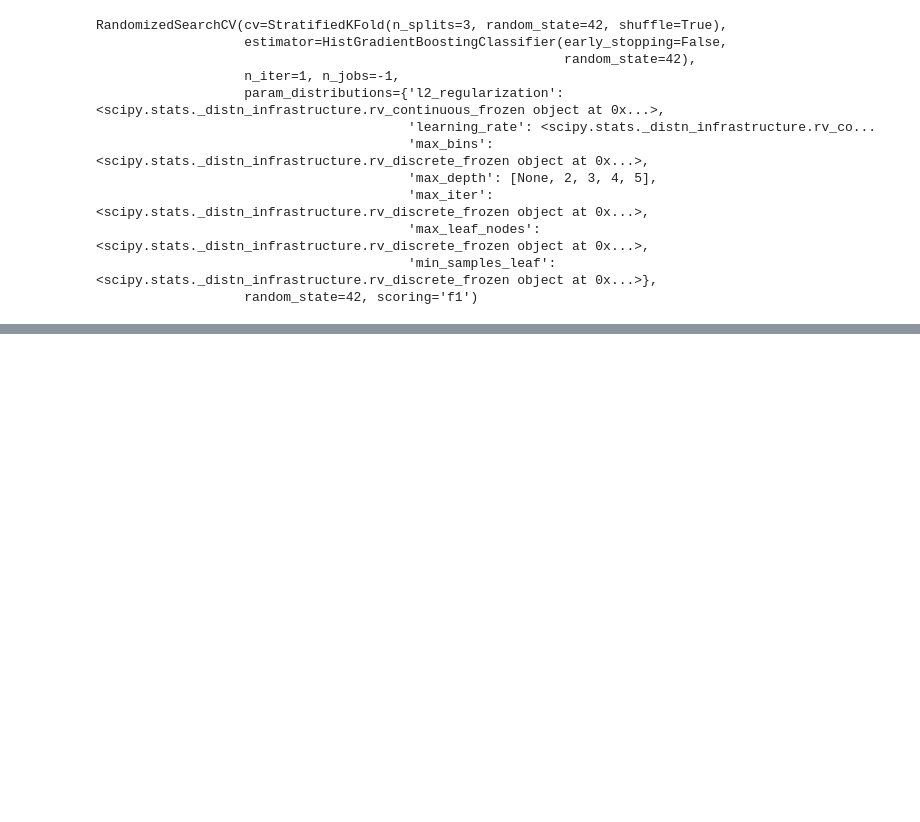
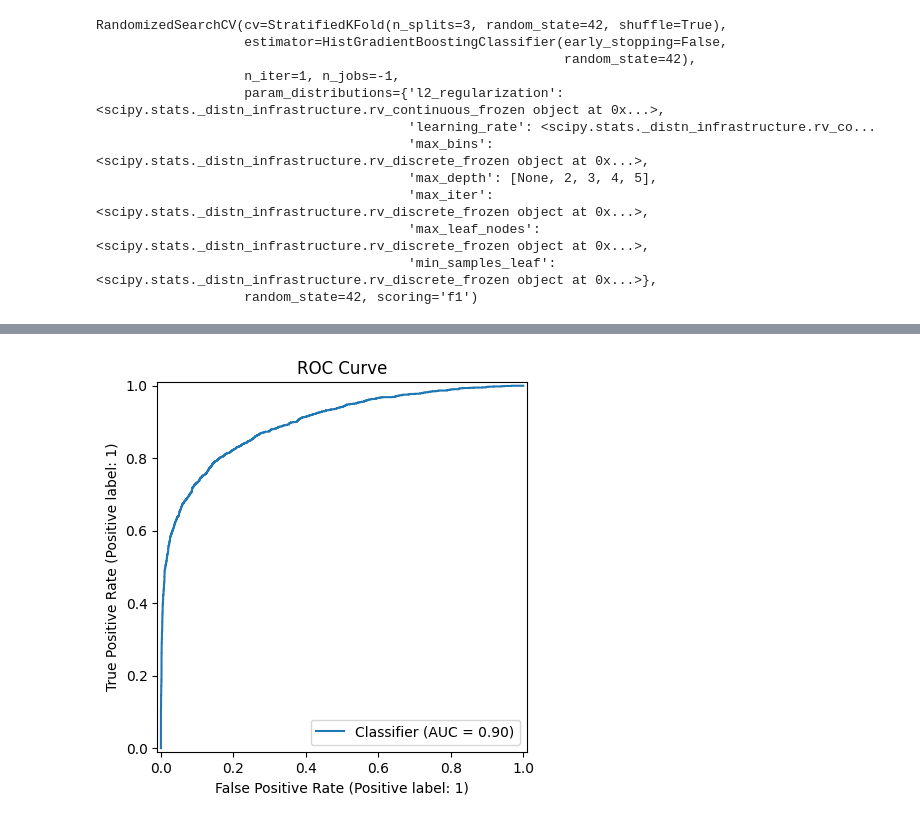
Before and after one commit to emma-hockett/6341_Project, a Jupyter notebook: notebooks/04c_gradient_boosting.ipynb, the cells around one changed output, grey strips where cells are left out. Drawn from its saved outputs; the diff is of its cells as text; code cells hidden in the pictures; blank space fills up the shorter version.

Commit message:
Added standard metrics

```diff
--- a/notebooks/04c_gradient_boosting.ipynb
+++ b/notebooks/04c_gradient_boosting.ipynb
@@ -65,0 +66,10 @@ f1_score(y_test, y_pred)
+# %%
+# Calculate metrics
+results, y_pred, y_prob = mh.calculate_test_metrics(search, X_test, y_test)
+
+# Save metrics to CSV
+mh.save_metrics_to_csv(results, "hgbm_metrics_csv")
+
+# Display metrics
+print("Test Performance:")
+display(results)
@@ -65,0 +85,5 @@ f1_score(y_test, y_pred)
+# %%
+# ROC Curve
+mh.draw_roc_curve(y_test, y_prob, "hgbm_roc")
+# %% [output]
+[figure, added]
```
Also changed, not shown: parts of 3 cells of this notebook, 3 other files.
